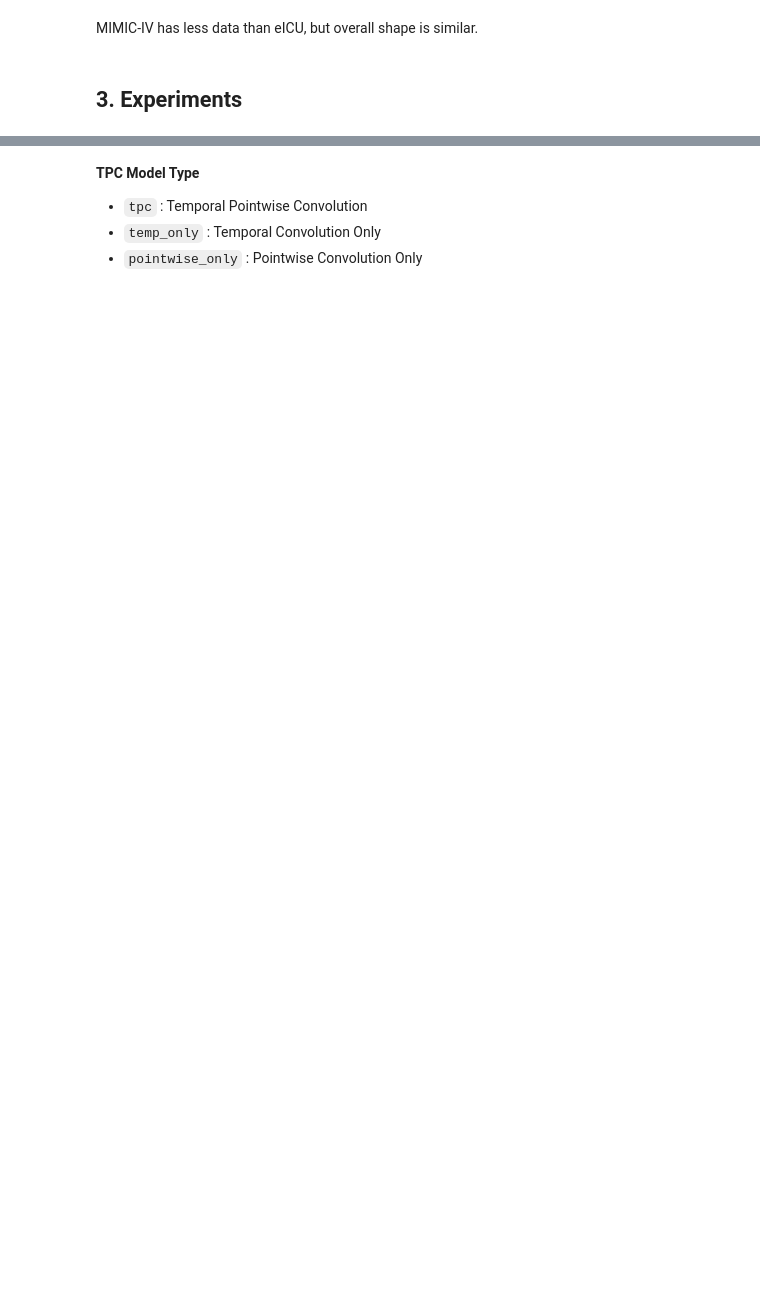
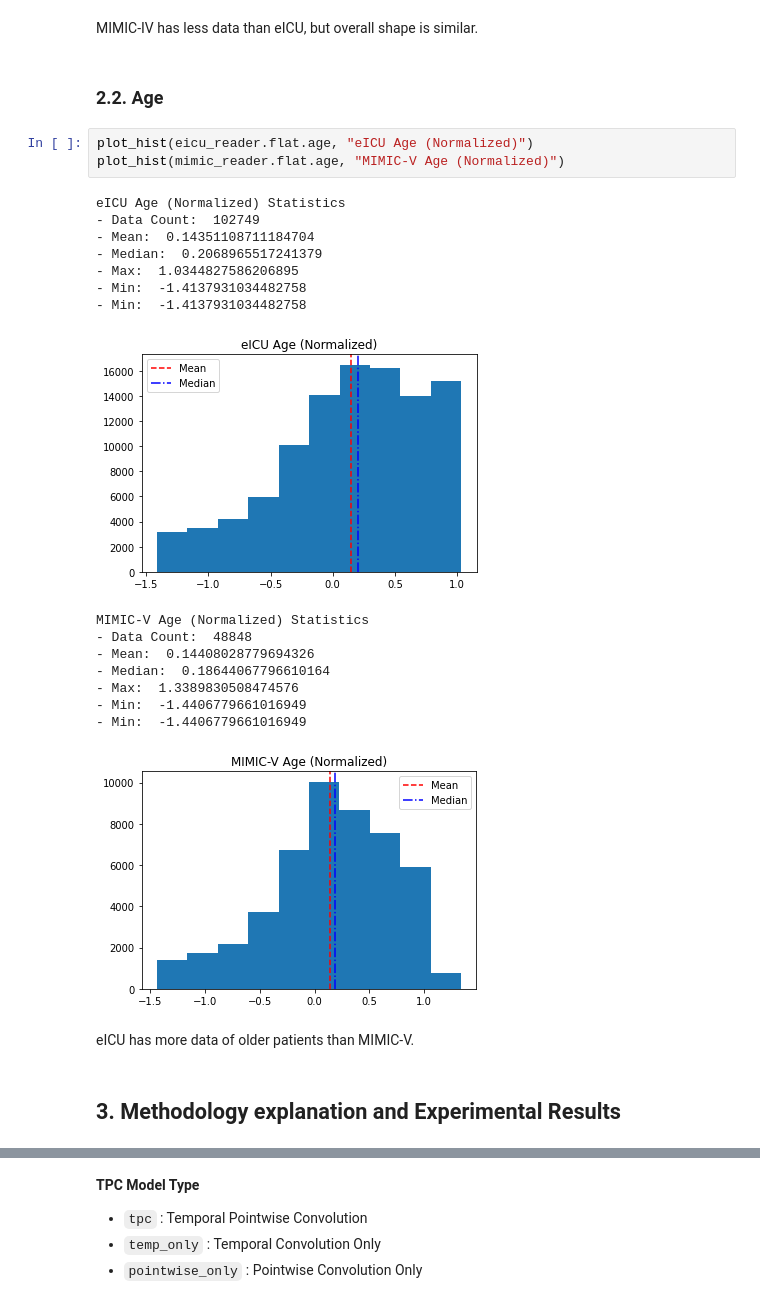
Before and after one commit to SewoongLee/cs598_replication_tpc_los_prediction, a Jupyter notebook: summary_notebook.ipynb, the cells around one changed output, grey strips where cells are left out. Drawn from its saved outputs; the diff is of its cells as text; blank space fills up the shorter version.

```diff
--- a/summary_notebook.ipynb
+++ b/summary_notebook.ipynb
@@ -74,6 +114,30 @@ Data Count:  48848
 # %% [markdown]
 MIMIC-IV has less data than eICU, but overall shape is similar.
+# %% [markdown]
+### 2.2. Age
+# %%
+plot_hist(eicu_reader.flat.age, "eICU Age (Normalized)")
+plot_hist(mimic_reader.flat.age, "MIMIC-V Age (Normalized)")
+# %% [output]
+eICU Age (Normalized) Statistics
+- Data Count:  102749
+- Mean:  0.14351108711184704
+- Median:  0.2068965517241379
+- Max:  1.0344827586206895
+- Min:  -1.4137931034482758
+- Min:  -1.4137931034482758
+[figure, added]
+MIMIC-V Age (Normalized) Statistics
+- Data Count:  48848
+- Mean:  0.14408028779694326
+- Median:  0.18644067796610164
+- Max:  1.3389830508474576
+- Min:  -1.4406779661016949
+- Min:  -1.4406779661016949
+[figure, added]
+# %% [markdown]
+eICU has more data of older patients than MIMIC-V.
 # %% [markdown]
-## 3. Experiments
+## 3. Methodology explanation and Experimental Results
 # %% [markdown]
 ### 3.1. Measuring MSLE for Each Model
```
Also changed, not shown: parts of 71 cells of this notebook.
